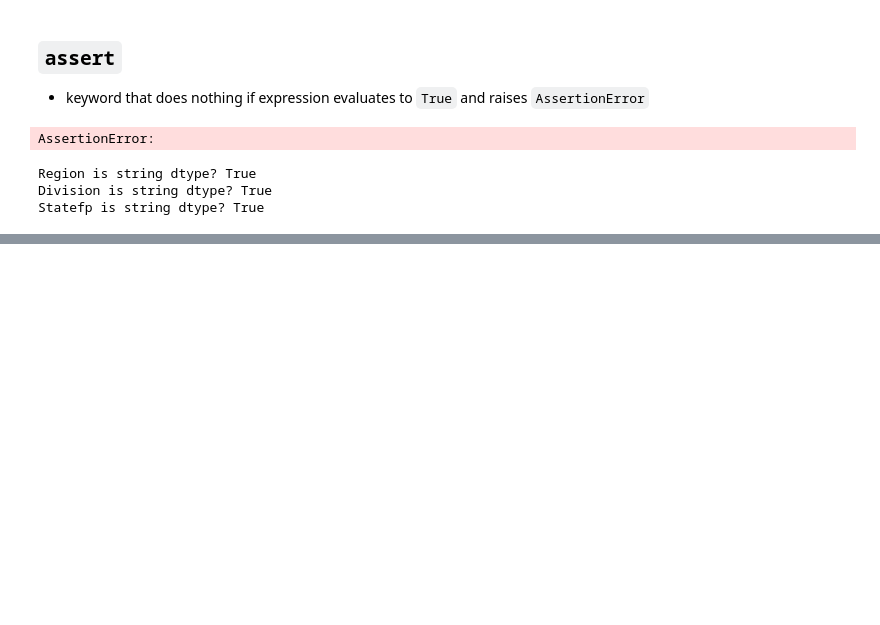
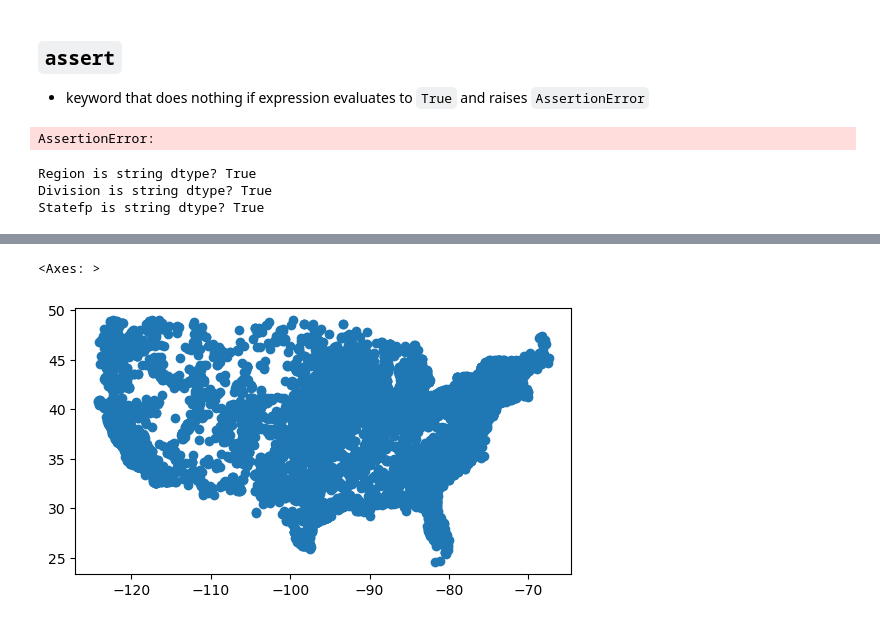
Before and after one commit to petervitale910/eds220-2025-in-class, a Jupyter notebook: week5_code-streamlining.ipynb, the cells around one changed output, grey strips where cells are left out. Drawn from its saved outputs; the diff is of its cells as text; code cells hidden in the pictures; blank space fills up the shorter version.

```diff
--- a/week5_code-streamlining.ipynb
+++ b/week5_code-streamlining.ipynb
@@ -148,0 +199,6 @@ Statefp is string dtype? True
+# %%
+power_plants_cont = power_plants[~power_plants.state.isin(['Puerto Rico', 'Hawaii', 'Alaska'])]
+power_plants_cont.plot()
+# %% [output]
+<Axes: >
+[figure, added]
```
Also changed, not shown: parts of 17 cells of this notebook.
